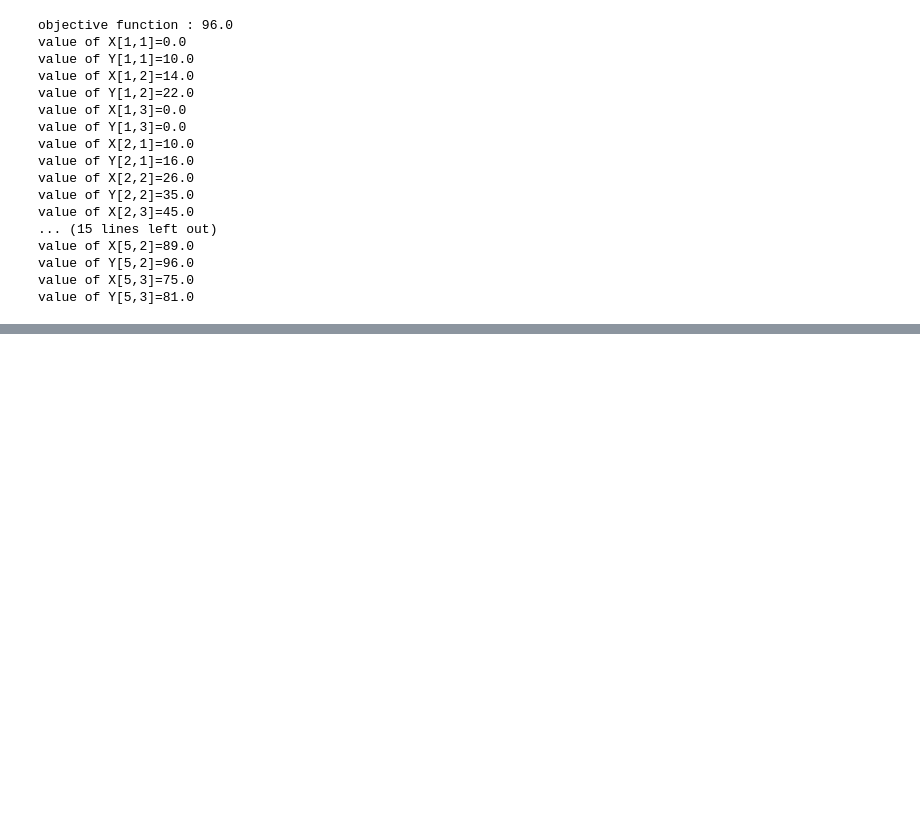
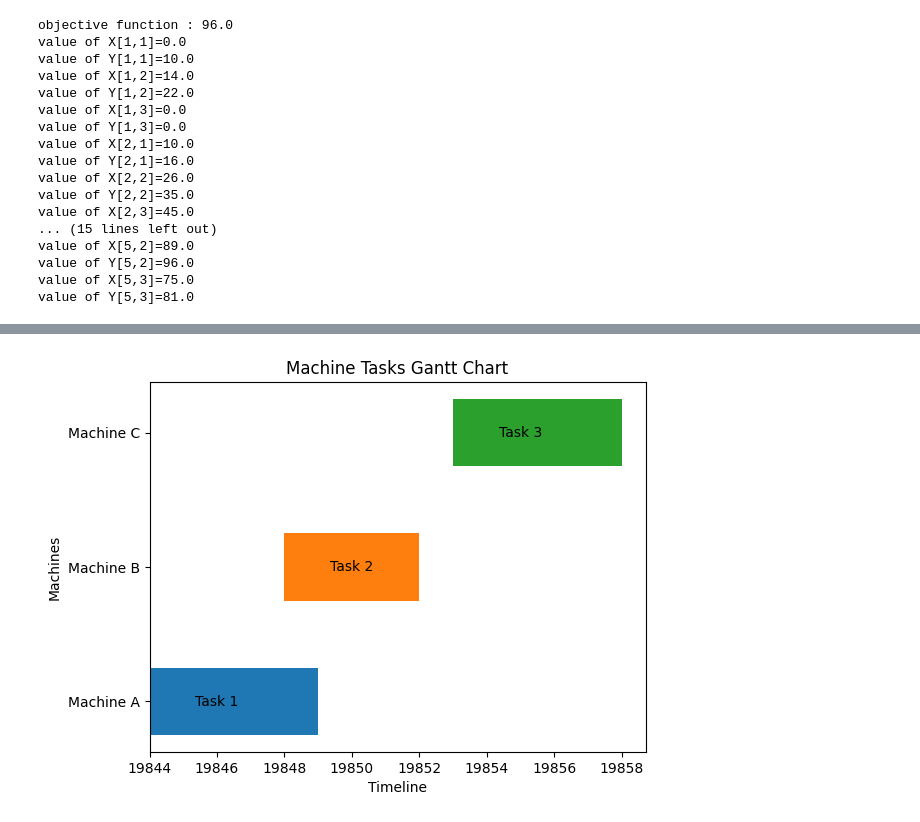
Before and after one commit to hadihe2002/pyomo, a Jupyter notebook: pyomo.ipynb, the cells around one changed output, grey strips where cells are left out. Cells and saved outputs as stored; diff of their text form; code cells hidden in the pictures; blank space fills up the shorter version.

```diff
--- a/pyomo.ipynb
+++ b/pyomo.ipynb
@@ -149,0 +176,33 @@ value of Y[5,3]=81.0
+# %%
+import matplotlib.pyplot as plt
+import numpy as np
+
+# Data
+machines = ['Machine A', 'Machine B', 'Machine C']
+tasks = ['Task 1', 'Task 2', 'Task 3']
+start_dates = ['2024-05-01', '2024-05-05', '2024-05-10']
+end_dates = ['2024-05-06', '2024-05-09', '2024-05-15']
+
+# Convert dates to datetime objects
+start_dates = [np.datetime64(date) for date in start_dates]
+end_dates = [np.datetime64(date) for date in end_dates]
+
+# Create Gantt chart
+fig, ax = plt.subplots()
+
+for i, task in enumerate(tasks):
+    ax.barh(machines[i], width=end_dates[i] - start_dates[i], left=start_dates[i], height=0.5, label=task)
+    ax.text(start_dates[i] + (end_dates[i] - start_dates[i]) / 2, i, task, ha='center', va='center')
+
+# Set labels
+ax.set_xlabel('Timeline')
+ax.set_ylabel('Machines')
+ax.set_title('Machine Tasks Gantt Chart')
+
+# Set date format on x-axis
+ax.xaxis_date()
+
+# Display the chart
+plt.show()
+# %% [output]
+[figure, added]
```
Also changed, not shown: parts of 2 cells of this notebook, 1 other file.
